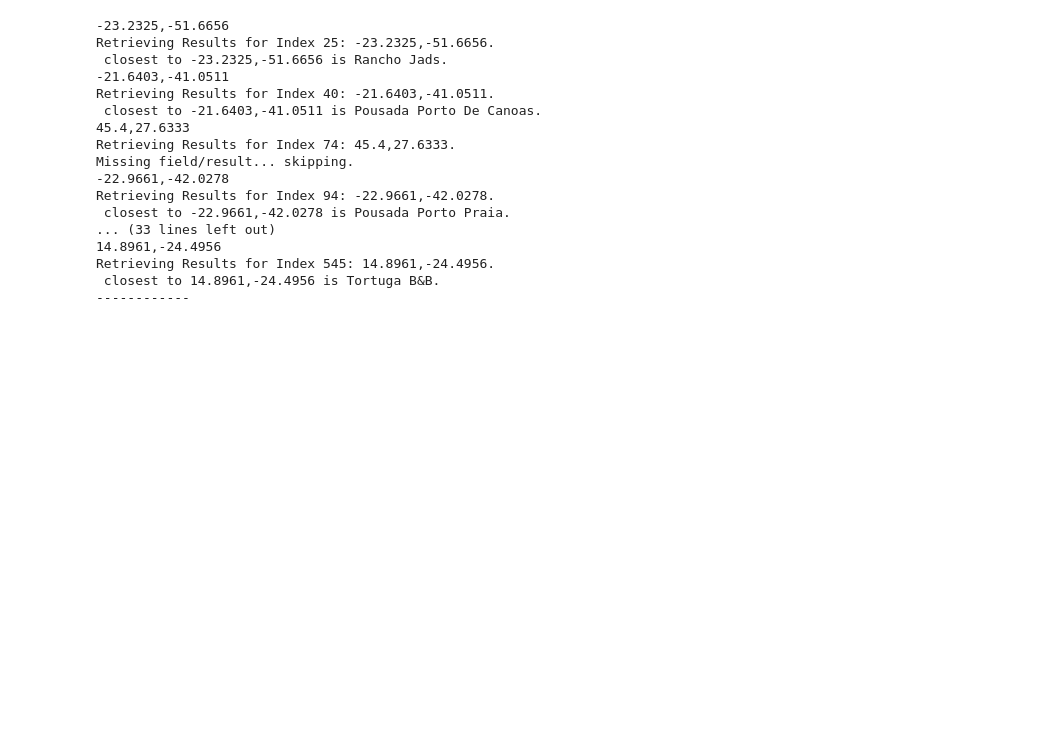
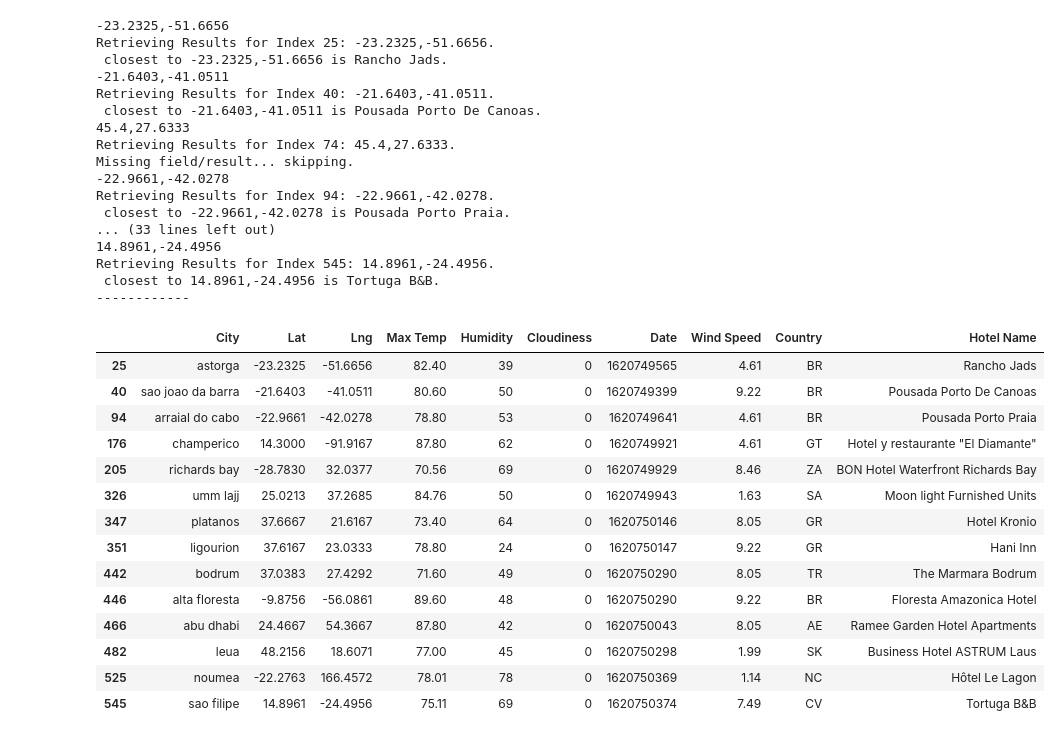
Before and after one commit to adriana-icasiano/python-api-challenge, a Jupyter notebook: VacationPy/VacationPy.ipynb, the cells around one changed output. Drawn from its saved outputs; the diff is of its cells as text; code cells hidden in the pictures; blank space fills up the shorter version.

```diff
--- a/VacationPy/VacationPy.ipynb
+++ b/VacationPy/VacationPy.ipynb
@@ -248,8 +248,25 @@ Retrieving Results for Index 545: 14.8961,-24.4956.
  closest to 14.8961,-24.4956 is Tortuga B&B.
 ------------
 # %%
-hotel_df = hotel_pre_clean_df['Hotel Name'].replace('', np.nan, inplace=True)
+hotel_pre_clean_df['Hotel Name'].replace('', np.nan)
+hotel_df = hotel_pre_clean_df.dropna()
 hotel_df
+# %% [output]
+|  | City | Lat | Lng | Max Temp | Humidity | Cloudiness | Date | Wind Speed | Country | Hotel Name |
+| 25 | astorga | -23.2325 | -51.6656 | 82.40 | 39 | 0 | 1620749565 | 4.61 | BR | Rancho Jads |
+| 40 | sao joao da barra | -21.6403 | -41.0511 | 80.60 | 50 | 0 | 1620749399 | 9.22 | BR | Pousada Porto De Canoas |
+| 94 | arraial do cabo | -22.9661 | -42.0278 | 78.80 | 53 | 0 | 1620749641 | 4.61 | BR | Pousada Porto Praia |
+| 176 | champerico | 14.3000 | -91.9167 | 87.80 | 62 | 0 | 1620749921 | 4.61 | GT | Hotel y restaurante "El Diamante" |
+| 205 | richards bay | -28.7830 | 32.0377 | 70.56 | 69 | 0 | 1620749929 | 8.46 | ZA | BON Hotel Waterfront Richards Bay |
+| 326 | umm lajj | 25.0213 | 37.2685 | 84.76 | 50 | 0 | 1620749943 | 1.63 | SA | Moon light Furnished Units |
+| 347 | platanos | 37.6667 | 21.6167 | 73.40 | 64 | 0 | 1620750146 | 8.05 | GR | Hotel Kronio |
+| 351 | ligourion | 37.6167 | 23.0333 | 78.80 | 24 | 0 | 1620750147 | 9.22 | GR | Hani Inn |
+| 442 | bodrum | 37.0383 | 27.4292 | 71.60 | 49 | 0 | 1620750290 | 8.05 | TR | The Marmara Bodrum |
+| 446 | alta floresta | -9.8756 | -56.0861 | 89.60 | 48 | 0 | 1620750290 | 9.22 | BR | Floresta Amazonica Hotel |
+| 466 | abu dhabi | 24.4667 | 54.3667 | 87.80 | 42 | 0 | 1620750043 | 8.05 | AE | Ramee Garden Hotel Apartments |
+| 482 | leua | 48.2156 | 18.6071 | 77.00 | 45 | 0 | 1620750298 | 1.99 | SK | Business Hotel ASTRUM Laus |
+| 525 | noumea | -22.2763 | 166.4572 | 78.01 | 78 | 0 | 1620750369 | 1.14 | NC | Hôtel Le Lagon |
+| 545 | sao filipe | 14.8961 | -24.4956 | 75.11 | 69 | 0 | 1620750374 | 7.49 | CV | Tortuga B&B |
 # %%
 # NOTE: Do not change any of the code in this cell
 #Gretel#Don't need to change code as long as nmae is consistent
```
Also changed, not shown: 1 other file.
